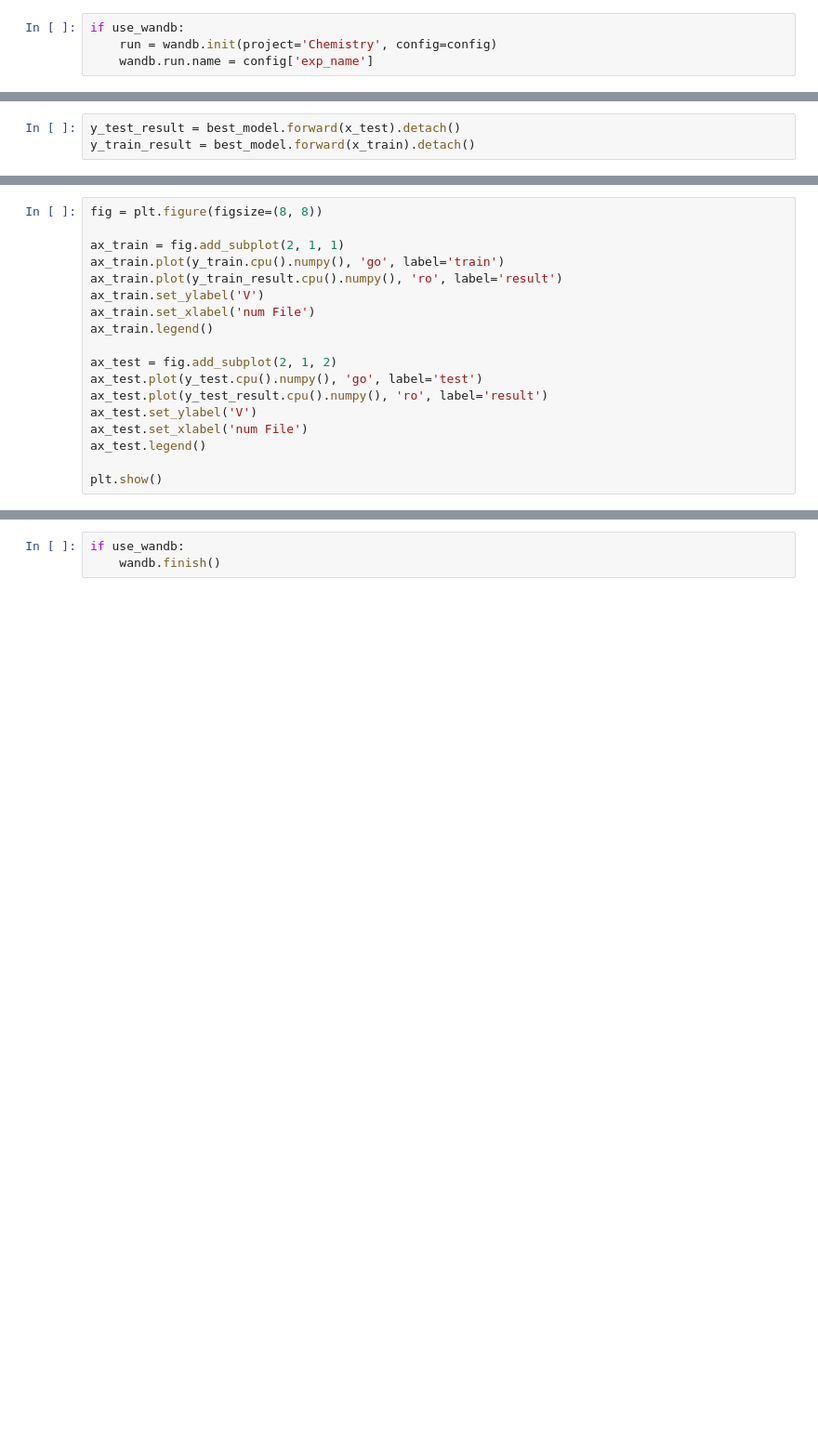
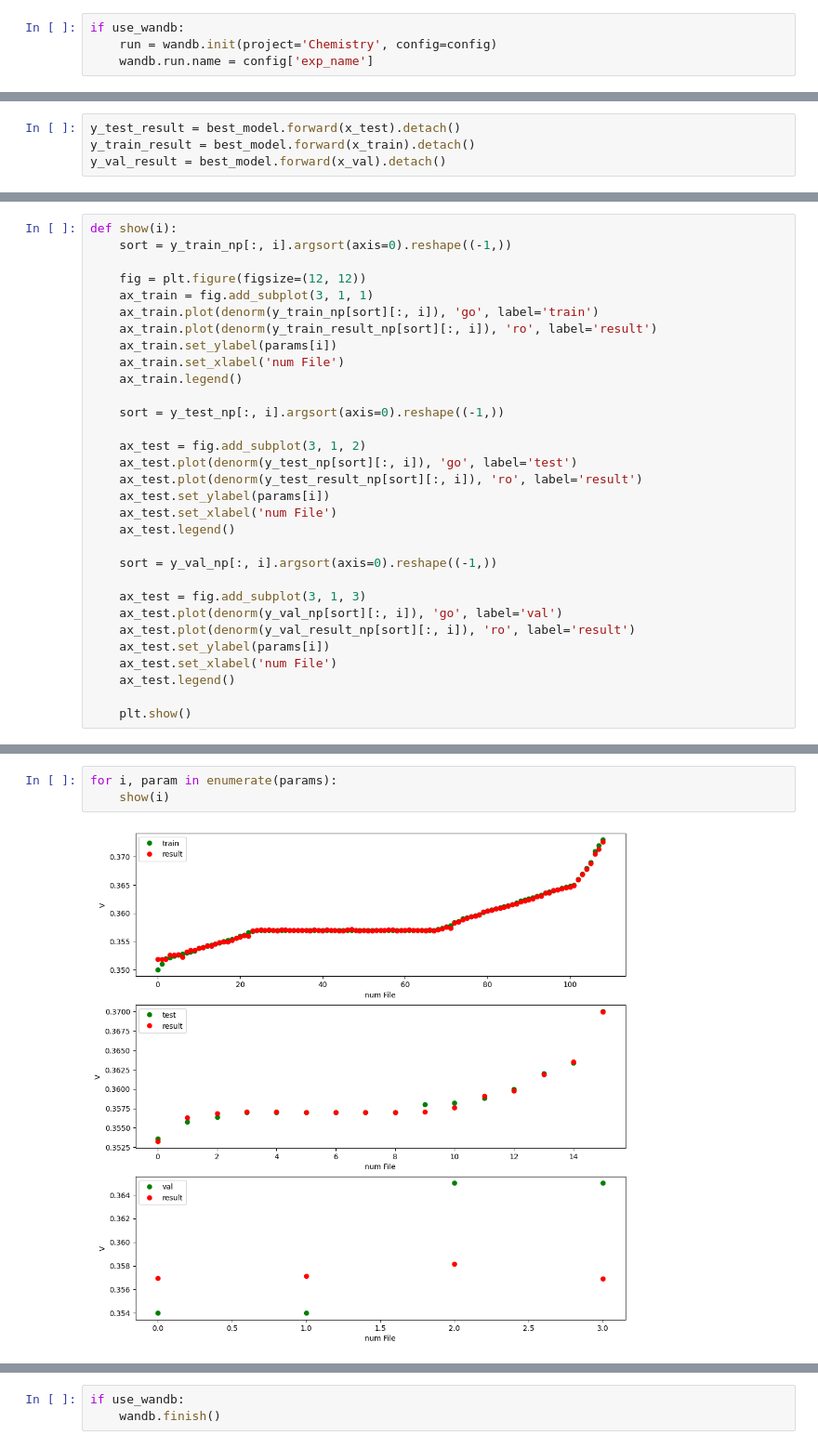
Before and after one commit to IAmTomaton/Chemistry, a Jupyter notebook: main.ipynb, the cells around one changed output, grey strips where cells are left out. Shown at 93% size. Drawn from its saved outputs; the diff is of its cells as text; blank space fills up the shorter version.

```diff
--- a/main.ipynb
+++ b/main.ipynb
@@ -273,3 +229,4 @@ Flatten size: 512
 # %%
 y_test_result = best_model.forward(x_test).detach()
 y_train_result = best_model.forward(x_train).detach()
+y_val_result = best_model.forward(x_val).detach()
@@ -276,18 +241,31 @@ y_train_result = best_model.forward(x_train).detach()
 # %%
-fig = plt.figure(figsize=(8, 8))
+def show(i):
+    sort = y_train_np[:, i].argsort(axis=0).reshape((-1,))
 
-ax_train = fig.add_subplot(2, 1, 1)
-ax_train.plot(y_train.cpu().numpy(), 'go', label='train')
-ax_train.plot(y_train_result.cpu().numpy(), 'ro', label='result')
-ax_train.set_ylabel('V')
-ax_train.set_xlabel('num File')
-ax_train.legend()
+    fig = plt.figure(figsize=(12, 12))
+    ax_train = fig.add_subplot(3, 1, 1)
+    ax_train.plot(denorm(y_train_np[sort][:, i]), 'go', label='train')
+    ax_train.plot(denorm(y_train_result_np[sort][:, i]), 'ro', label='result')
+    ax_train.set_ylabel(params[i])
+    ax_train.set_xlabel('num File')
+    ax_train.legend()
 
-ax_test = fig.add_subplot(2, 1, 2)
-ax_test.plot(y_test.cpu().numpy(), 'go', label='test')
-ax_test.plot(y_test_result.cpu().numpy(), 'ro', label='result')
-ax_test.set_ylabel('V')
-ax_test.set_xlabel('num File')
-ax_test.legend()
+    sort = y_test_np[:, i].argsort(axis=0).reshape((-1,))
 
-plt.show()
+    ax_test = fig.add_subplot(3, 1, 2)
+    ax_test.plot(denorm(y_test_np[sort][:, i]), 'go', label='test')
+    ax_test.plot(denorm(y_test_result_np[sort][:, i]), 'ro', label='result')
+    ax_test.set_ylabel(params[i])
+    ax_test.set_xlabel('num File')
+    ax_test.legend()
+
+    sort = y_val_np[:, i].argsort(axis=0).reshape((-1,))
+
+    ax_test = fig.add_subplot(3, 1, 3)
+    ax_test.plot(denorm(y_val_np[sort][:, i]), 'go', label='val')
+    ax_test.plot(denorm(y_val_result_np[sort][:, i]), 'ro', label='result')
+    ax_test.set_ylabel(params[i])
+    ax_test.set_xlabel('num File')
+    ax_test.legend()
+
+    plt.show()
@@ -303,0 +272,5 @@ test error 0.00457371398806572
+# %%
+for i, param in enumerate(params):
+    show(i)
+# %% [output]
+[figure, added]
```
Also changed, not shown: parts of 24 cells of this notebook.
